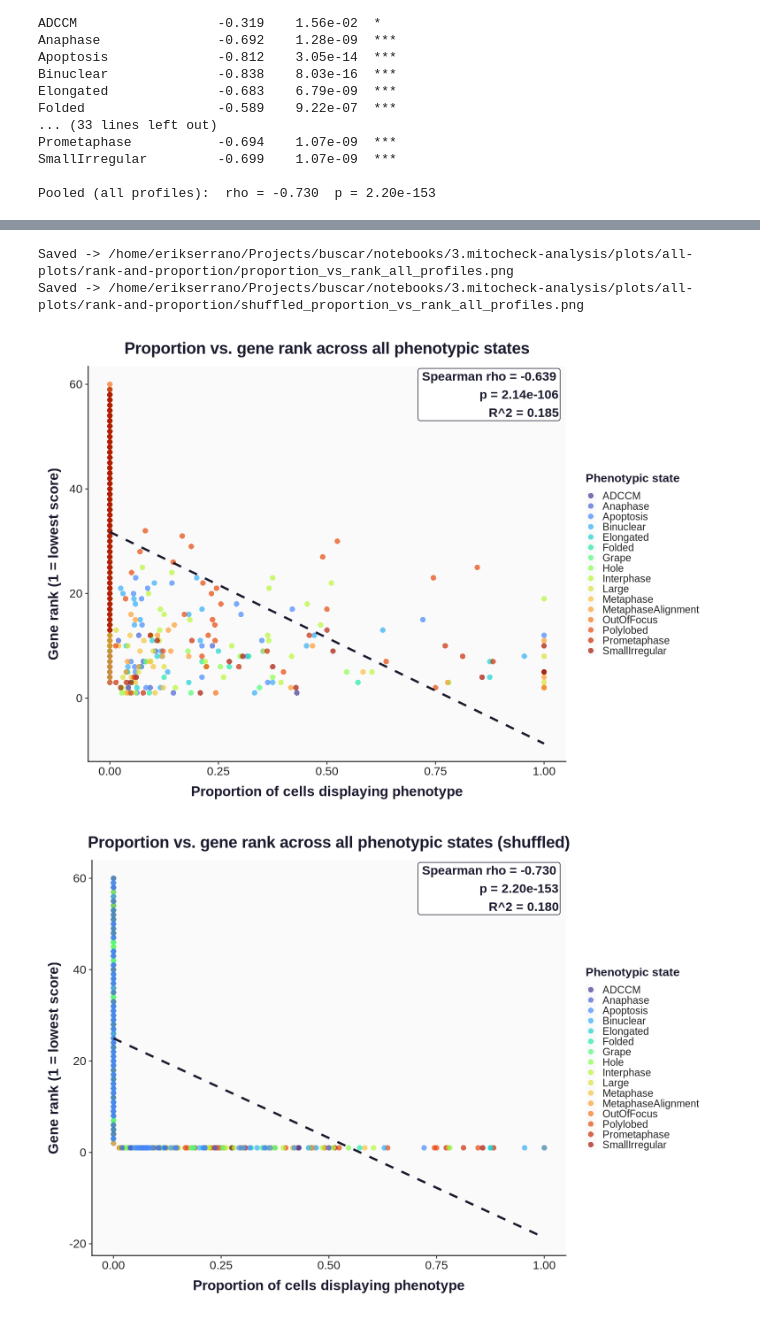
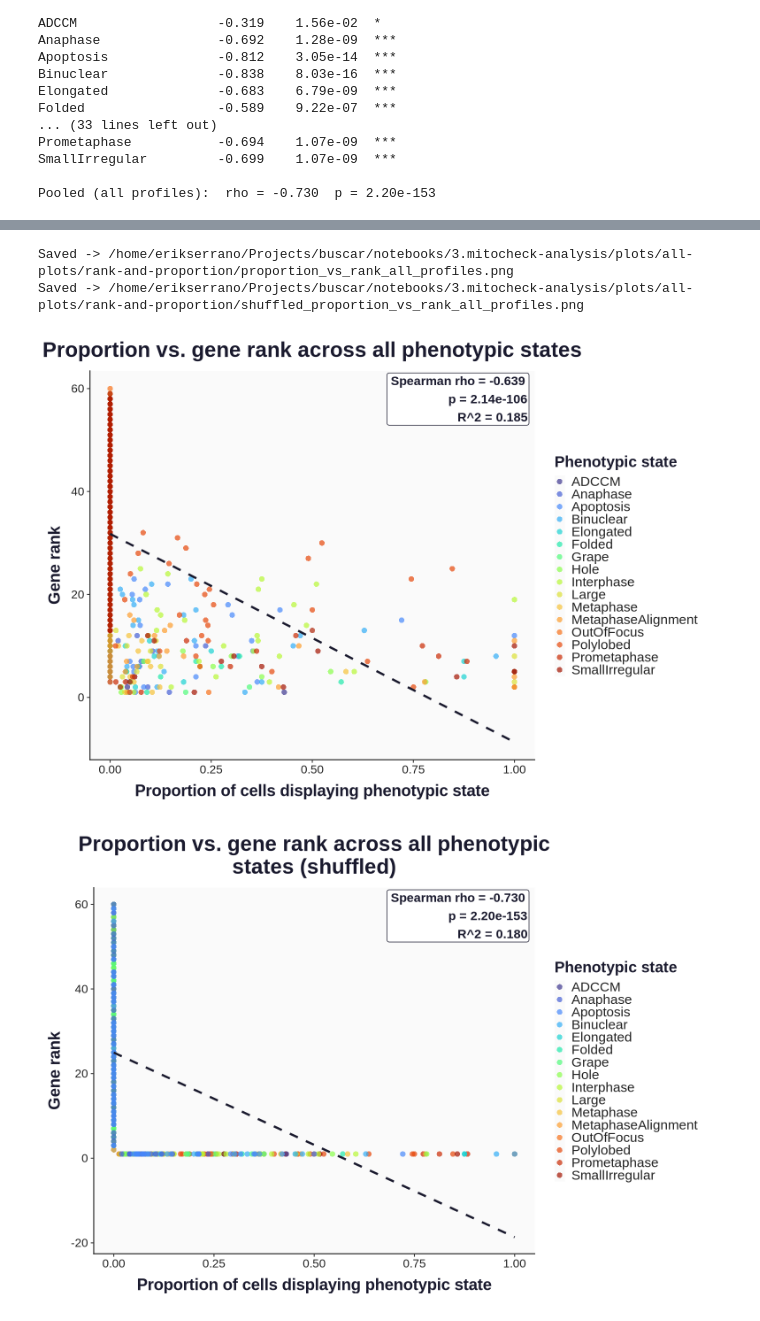
Before and after one commit to WayScience/buscar, a Jupyter notebook: notebooks/3.mitocheck-analysis/plots/3.linear-modeling-ranking-and-proportion.ipynb, the cells around one changed output, grey strips where cells are left out. Cells and saved outputs as stored; diff of their text form; code cells hidden in the pictures.

```diff
--- a/notebooks/3.mitocheck-analysis/plots/3.linear-modeling-ranking-and-proportion.ipynb
+++ b/notebooks/3.mitocheck-analysis/plots/3.linear-modeling-ranking-and-proportion.ipynb
@@ -177,51 +177,51 @@ plot_prop_vs_rank <- function(prop_df, title_txt, out_name) {
     ) +
     scale_color_viridis_d(option = 'turbo', begin = 0.05, end = 0.95) +
     labs(
-      x = 'Proportion of cells displaying phenotype',
-      y = 'Gene rank (1 = lowest score)',
+      x = 'Proportion of cells displaying phenotypic state',
+      y = 'Gene rank',
       color = 'Phenotypic state',
       title = title_txt
     ) +
     theme_classic(base_size = 18) +
     theme(
-      plot.title = element_text(face = 'bold', size = 22, color = '#1a1a2e', hjust = 0.5,
+      plot.title = element_text(face = 'bold', size = 28.6, color = '#1a1a2e', hjust = 0.5,
       margin = margin(b = 12)),
-      axis.title.x = element_text(face = 'bold', size = 19, color = '#1a1a2e', margin = margin(t = 10)),
-      axis.title.y = element_text(face = 'bold', size = 19, color = '#1a1a2e', margin = margin(r = 10)),
+      axis.title.x = element_text(face = 'bold', size = 22, color = '#1a1a2e', margin = margin(t = 10)),
+      axis.title.y = element_text(face = 'bold', size = 22, color = '#1a1a2e', margin = margin(r = 10)),
       axis.text.x = element_text(size = 16, color = '#222222'),
       axis.text.y = element_text(size = 16, color = '#222222'),
       axis.line = element_line(linewidth = 0.7, color = '#333333'),
       axis.ticks = element_line(linewidth = 0.6, color = '#333333'),
       axis.ticks.length = unit(4, 'pt'),
-      legend.title = element_text(face = 'bold', size = 16, color = '#1a1a2e'),
-      legend.text = element_text(size = 14, color = '#222222'),
+      legend.title = element_text(face = 'bold', size = 20.8, color = '#1a1a2e'),
+      legend.text = element_text(size = 18.2, color = '#222222'),
       legend.key.size = unit(14, 'pt'),
       legend.position = 'right',
       legend.background = element_rect(fill = 'white', color = NA),
       panel.background = element_rect(fill = '#fafafa', color = NA),
       plot.background = element_rect(fill = 'white', color = NA),
       plot.margin = margin(14, 20, 14, 14)
     )
 
   out_path <- file.path(output_dir, out_name)
   ggsave(out_path, p_all, width = 13, height = 9, dpi = 300, bg = 'white')
   cat(sprintf('Saved -> %s\n', out_path))
   print(p_all)
 }
 
 plot_prop_vs_rank(
   prop_df,
   'Proportion vs. gene rank across all phenotypic states',
   'proportion_vs_rank_all_profiles.png'
 )
 
 plot_prop_vs_rank(
   shuf_prop_df,
-  'Proportion vs. gene rank across all phenotypic states (shuffled)',
+  'Proportion vs. gene rank across all phenotypic\nstates (shuffled)',
   'shuffled_proportion_vs_rank_all_profiles.png'
 )
 # %% [output]
 Saved -> /home/erikserrano/Projects/buscar/notebooks/3.mitocheck-analysis/plots/all-plots/rank-and-proportion/proportion_vs_rank_all_profiles.png
 Saved -> /home/erikserrano/Projects/buscar/notebooks/3.mitocheck-analysis/plots/all-plots/rank-and-proportion/shuffled_proportion_vs_rank_all_profiles.png
-[figure, old version]
+[figure, new version]
-[figure, old version]
+[figure, new version]
```
Also changed, not shown: parts of 1 cell of this notebook, 14 other files.
